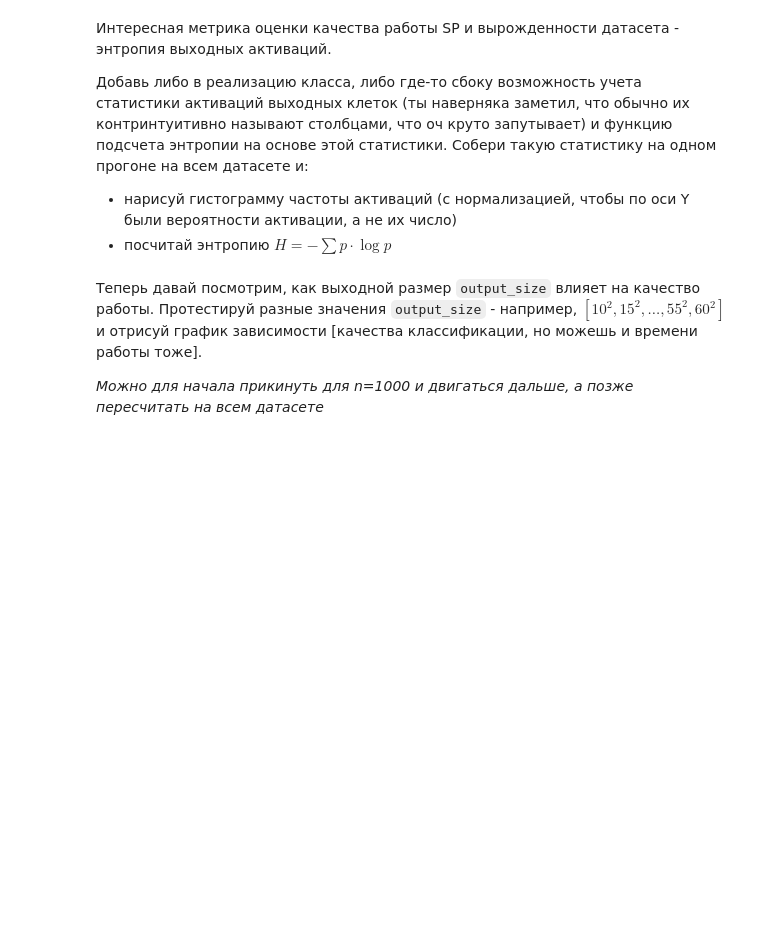
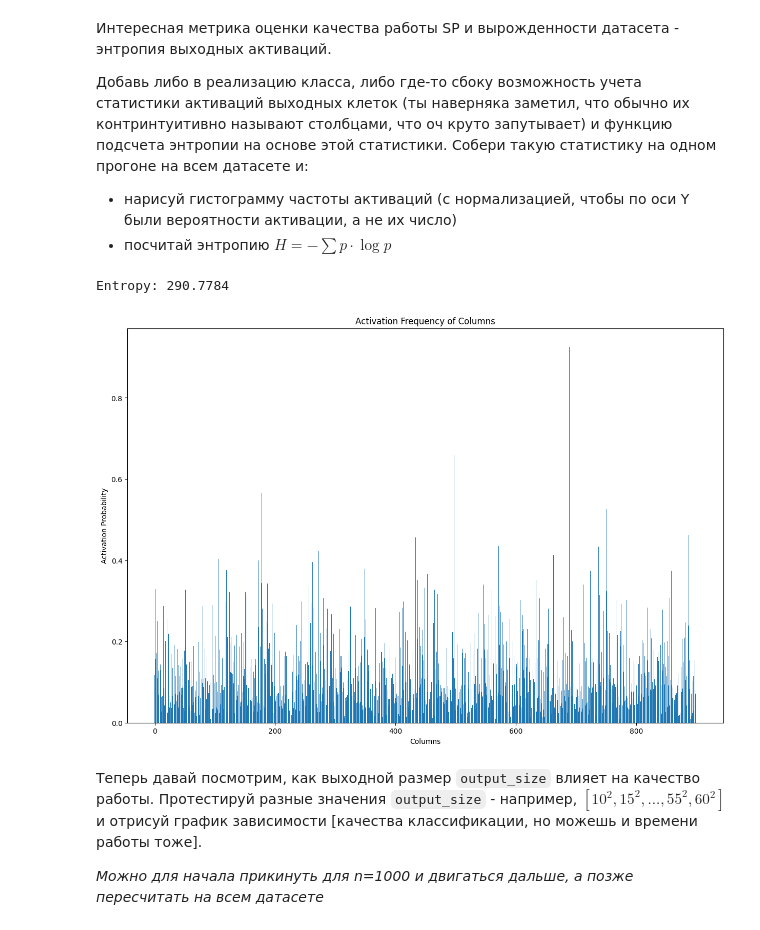
Before and after one commit to 5a7man/cds_internship_tasks_sp, a Jupyter notebook: sp.ipynb, the cells around one changed output. Drawn from its saved outputs; the diff is of its cells as text; code cells hidden in the pictures; blank space fills up the shorter version.

Commit message:
computed activation frequency and entropy

```diff
--- a/sp.ipynb
+++ b/sp.ipynb
@@ -251,6 +251,8 @@ class LearnableSpatialPooler:
         # defining number of "activated columns"
         self.n_active_bits = 0
 
+        # defining activation frequency
+        self.cols_activation_freq = np.zeros(self.output_size)
 
     def compute(self, dense_sdr, learn):
         '''
@@ -278,9 +280,9 @@ class LearnableSpatialPooler:
             # updating synapses' permanence using Hebbian-style learning
             for col in activated_cols:
                 # incrementing permanence for active synapse
-                self.synapses_permanence[col, synapses[col]==1] += self.p_increment
+                self.synapses_permanence[col, synapses[col,:]==1] += self.p_increment
                 # decrementing permanence for inactive synapse
-                self.synapses_permanence[col, synapses[col]==0] -= self.p_decrement
+                self.synapses_permanence[col, synapses[col,:]==0] -= self.p_decrement
 
             # clipping permanence values to be within [0,1]
             self.synapses_permanence = np.clip(self.synapses_permanence, 0, 1)
@@ -288,6 +290,7 @@ class LearnableSpatialPooler:
             # updating number of "activated columns"
             self.n_active_bits = len(activated_cols)
 
+        self.cols_activation_freq[activated_cols] += 1
         return activated_cols
 
 np.random.seed(seed)
@@ -347,3 +348,21 @@ Wall time: 22.6 s
+# %%
+# calculating activation probabilities
+activation_prob = sp.cols_activation_freq/n
+
+# calculating entropy
+entropy = -np.sum(activation_prob*np.log2(activation_prob))
+print(f"Entropy: {entropy:.4f}")
+
+# plotting activation frequency of columns
+plt.figure(figsize=(15,10))
+plt.bar(range(sp.output_size),activation_prob)
+plt.xlabel("Columns")
+plt.ylabel("Activation Probability")
+plt.title("Activation Frequency of Columns")
+plt.show()
+# %% [output]
+Entropy: 290.7784
+[figure, added]
 # %% [markdown]
 Теперь давай посмотрим, как выходной размер `output_size` влияет на качество работы. Протестируй разные значения `output_size` - например, $[10^2, 15^2,..., 55^2, 60^2]$ и отрисуй график зависимости [качества классификации, но можешь и времени работы тоже].
 
```
Also changed, not shown: parts of 4 cells of this notebook.
